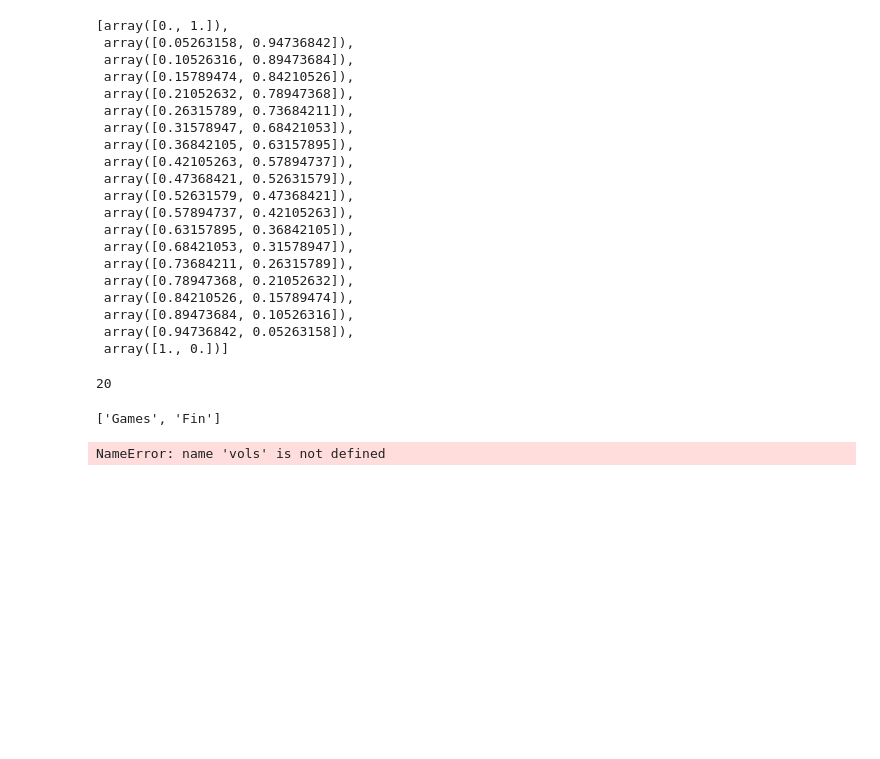
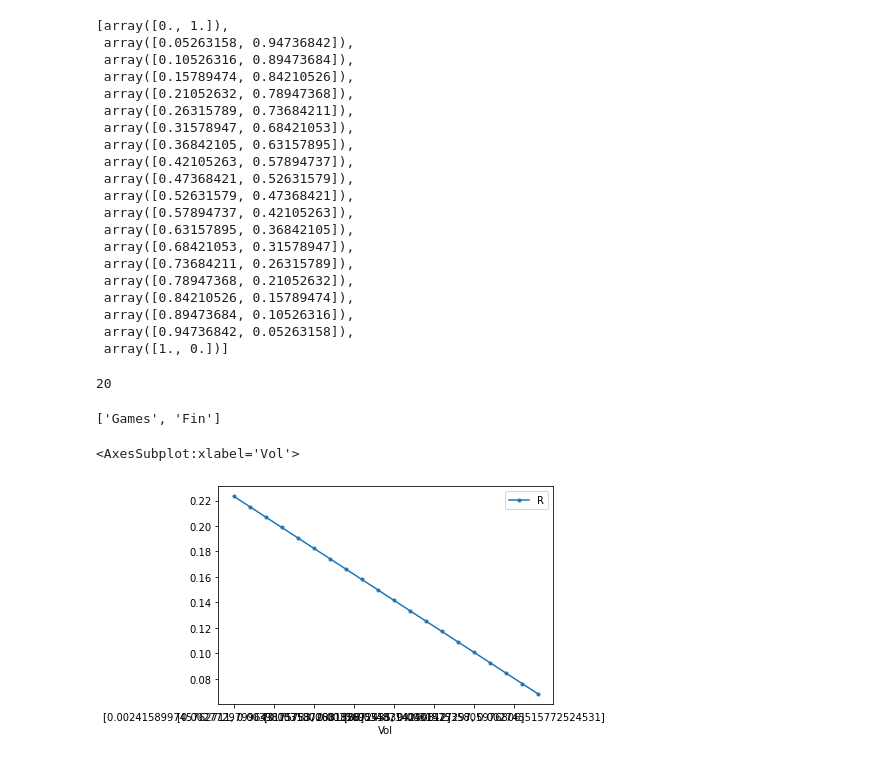
Before and after one commit to plbenpeterson/dash-and-jupyter-notebook-with-gitpod, a Jupyter notebook: course1/Efficient Frontier.ipynb, the cells around one changed output. Cells and saved outputs as stored; diff of their text form; code cells hidden in the pictures; blank space fills up the shorter version.

```diff
--- a/course1/Efficient Frontier.ipynb
+++ b/course1/Efficient Frontier.ipynb
@@ -259,8 +259,9 @@ l
 ['Games', 'Fin']
 # %%
 rets = [erk.portfolio_return(w, er[l]) for w in weights]
-rets = [erk.portfolio_return(w, cov.loc[l,l]) for w in weights]
+vols = [erk.portfolio_return(w, cov.loc[l,l]) for w in weights]
 ef = pd.DataFrame({"R": rets, "Vol": vols})
-ef.plot.scatter(x, y)
+ef.plot.line(x="Vol", y="R", style=".-")
 # %% [output]
-NameError: name 'vols' is not defined
+<AxesSubplot:xlabel='Vol'>
+[figure, added]
```
Also changed, not shown: parts of 1 cell of this notebook, 1 other file.
